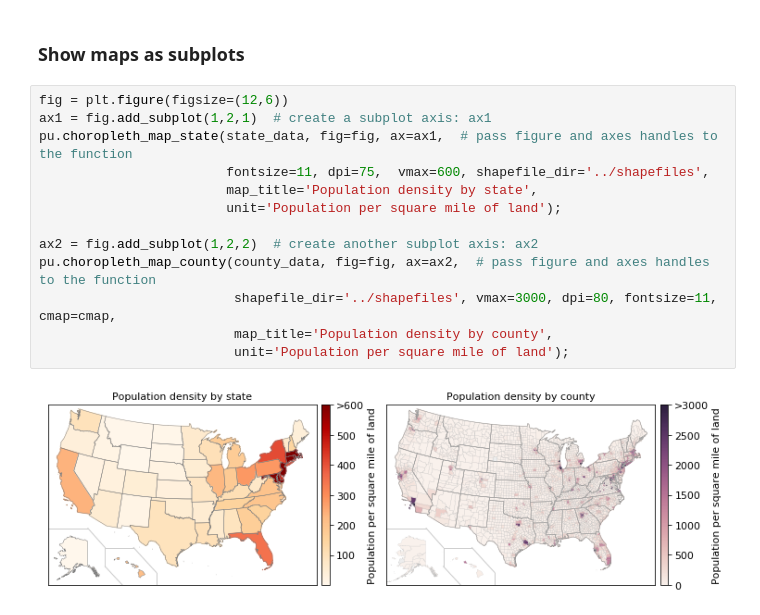
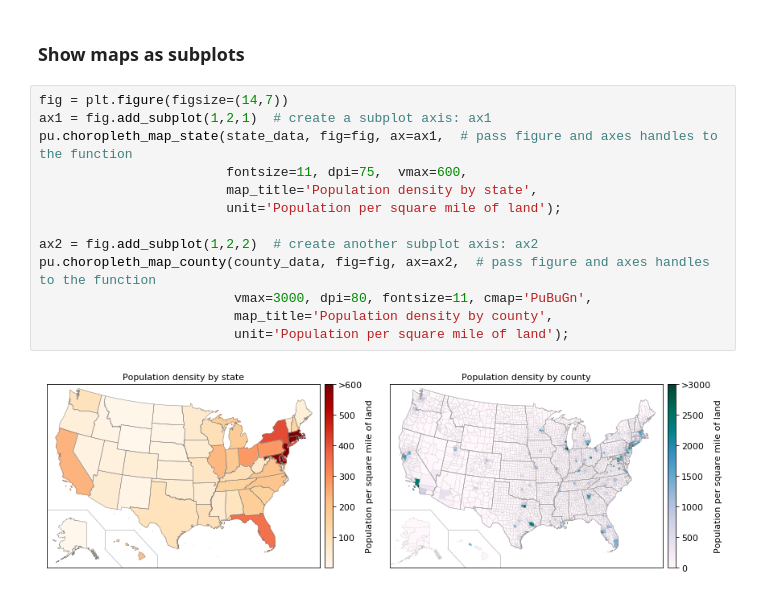
Before and after one commit to teiband/python-plot-utilities, a Jupyter notebook: examples/Choropleth_map_example.ipynb, the cells around one changed output. Cells and saved outputs as stored; diff of their text form.

```diff
--- a/examples/Choropleth_map_example.ipynb
+++ b/examples/Choropleth_map_example.ipynb
@@ -95,17 +88,17 @@ pu.choropleth_map_state(state_data-USA_avg,shapefile_dir='../shapefiles',
 # %% [markdown]
 ### Show maps as subplots
 # %%
-fig = plt.figure(figsize=(12,6))
+fig = plt.figure(figsize=(14,7))
 ax1 = fig.add_subplot(1,2,1)  # create a subplot axis: ax1
 pu.choropleth_map_state(state_data, fig=fig, ax=ax1,  # pass figure and axes handles to the function
-                        fontsize=11, dpi=75,  vmax=600, shapefile_dir='../shapefiles',
+                        fontsize=11, dpi=75,  vmax=600,
                         map_title='Population density by state',
                         unit='Population per square mile of land');
 
 ax2 = fig.add_subplot(1,2,2)  # create another subplot axis: ax2
 pu.choropleth_map_county(county_data, fig=fig, ax=ax2,  # pass figure and axes handles to the function
-                         shapefile_dir='../shapefiles', vmax=3000, dpi=80, fontsize=11, cmap=cmap,
+                         vmax=3000, dpi=80, fontsize=11, cmap='PuBuGn',
                          map_title='Population density by county',
                          unit='Population per square mile of land');
 # %% [output]
-[figure, old version]
+[figure, new version]
```
Also changed, not shown: parts of 8 cells of this notebook, 10 other files.
